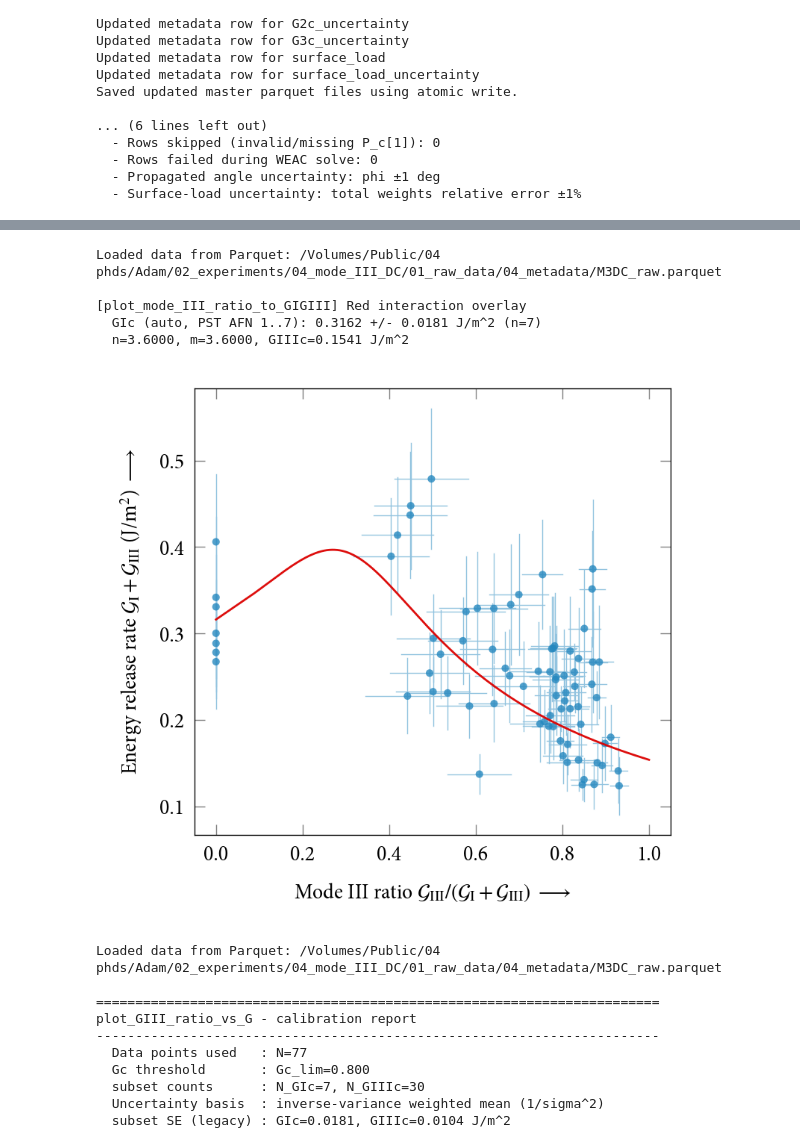
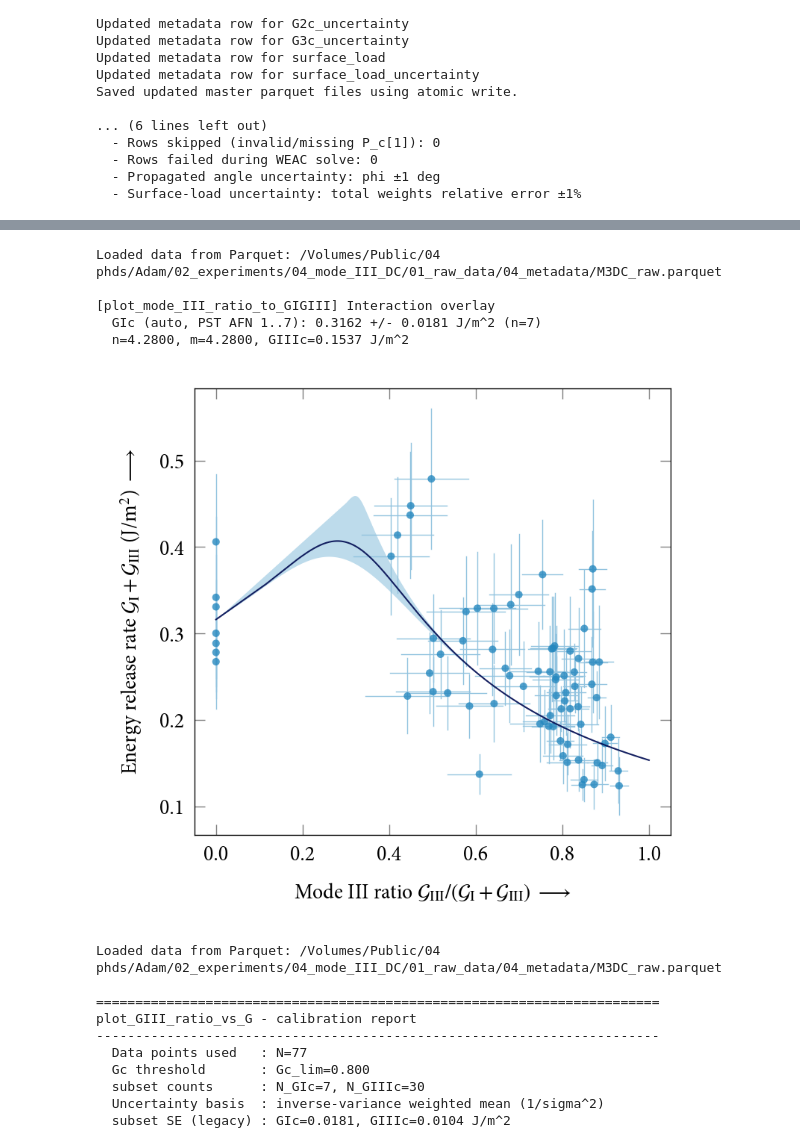
Before and after one commit to valdam95/Mode3DC, a Jupyter notebook: M3DC_Notebook.ipynb, the cells around one changed output, grey strips where cells are left out. Saved outputs shown, nothing was run; the diff lists cells and outputs as text; code cells hidden in the pictures.

Commit message:
feat: including confidence band for mode interaction

```diff
--- a/M3DC_Notebook.ipynb
+++ b/M3DC_Notebook.ipynb
@@ -511,10 +511,12 @@ opt_param = dc.optimize_mode_I_III_interaction(
     use_plateau_cap_for_geo=True,
     plateau_p_min=1,
     plateau_p_max=30,
-    plateau_cap_step=0.1,
-    plateau_rel_tol=0.003,
-    plateau_abs_tol=0.2,
-    plateau_consecutive=3,
+    plateau_cap_step=0.01,
+    plateau_rel_tol=0.001,
+    plateau_abs_tol=0.05,
+    plateau_consecutive=7,
+    sigma_rel_floor=0.03,
+    sigma_abs_floor=1e-4,
     fit_resolution=1000,
     print_results=True,
 )
@@ -567,29 +568,27 @@ Loaded data from Parquet: /Volumes/Public/04 phds/Adam/02_experiments/04_mode_II
 # %%
 vis.plot_mode_III_ratio_to_GIGIII(
     df_or_path=path_metadata+"/M3DC_raw.parquet",
     title=None,
     figsize=(8, 7.5),
     dpi=100,
     alpha=0.8,
     marker_size=2.3,
     tick_width=1,
     tick_length=10,
     labelpad_x=15,
     labelpad_y=15,
     frame_thickness=1,
     x_lim=None,
     y_lim=None,
-    n=3.6,
-    m=3.6,
-    GIIIc=0.1541,
+    fit_param=opt_param,
 )
 # %% [output]
 Loaded data from Parquet: /Volumes/Public/04 phds/Adam/02_experiments/04_mode_III_DC/01_raw_data/04_metadata/M3DC_raw.parquet
 
-[plot_mode_III_ratio_to_GIGIII] Red interaction overlay
+[plot_mode_III_ratio_to_GIGIII] Interaction overlay
   GIc (auto, PST AFN 1..7): 0.3162 +/- 0.0181 J/m^2 (n=7)
-  n=3.6000, m=3.6000, GIIIc=0.1541 J/m^2
+  n=4.2800, m=4.2800, GIIIc=0.1537 J/m^2
-[figure, old version]
+[figure, new version]
 # %%
 import numpy as np
 fig_GIII_ratio_vs_G = vis.plot_GIII_ratio_vs_G(
```
Also changed, not shown: parts of 2 cells of this notebook, 2 other files.
